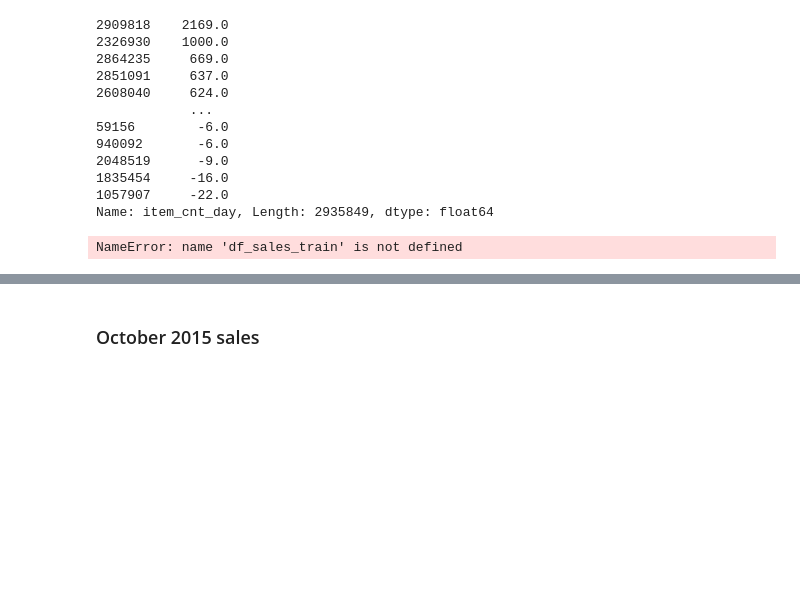
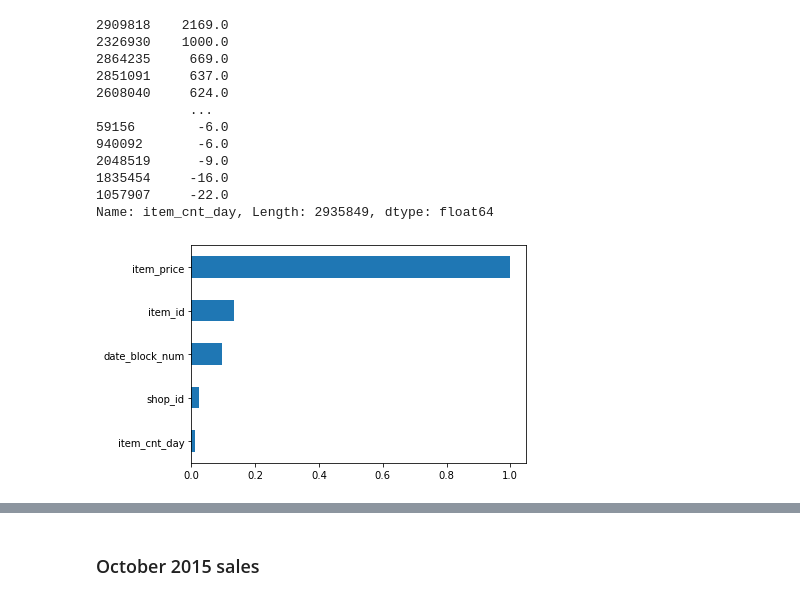
Before and after one commit to wojtekgradzinski/AISpring21, a Jupyter notebook: M4 - Feature Engineering/D6 - FeatSel & DimRed/predict_future_sales.ipynb, the cells around one changed output, grey strips where cells are left out. Saved outputs shown, nothing was run; the diff lists cells and outputs as text; code cells hidden in the pictures; blank space fills up the shorter version.

```diff
--- a/M4 - Feature Engineering/D6 - FeatSel & DimRed/predict_future_sales.ipynb
+++ b/M4 - Feature Engineering/D6 - FeatSel & DimRed/predict_future_sales.ipynb
@@ -39,8 +49,8 @@ df_train['item_cnt_day'].sort_values(ascending=False)
 1057907     -22.0
 Name: item_cnt_day, Length: 2935849, dtype: float64
 # %%
-df_sales_train.corr()["item_price"].abs().sort_values().plot.barh();
+df_train.corr()["item_price"].abs().sort_values().plot.barh();
 # %% [output]
-NameError: name 'df_sales_train' is not defined
+[figure, added]
 # %%
 df_train.groupby("item_id").agg({"shop_id": "nunique"}).reset_index().plot.scatter("item_id", "shop_id", figsize=(10, 6), s=10);
```
Also changed, not shown: parts of 22 cells of this notebook.
